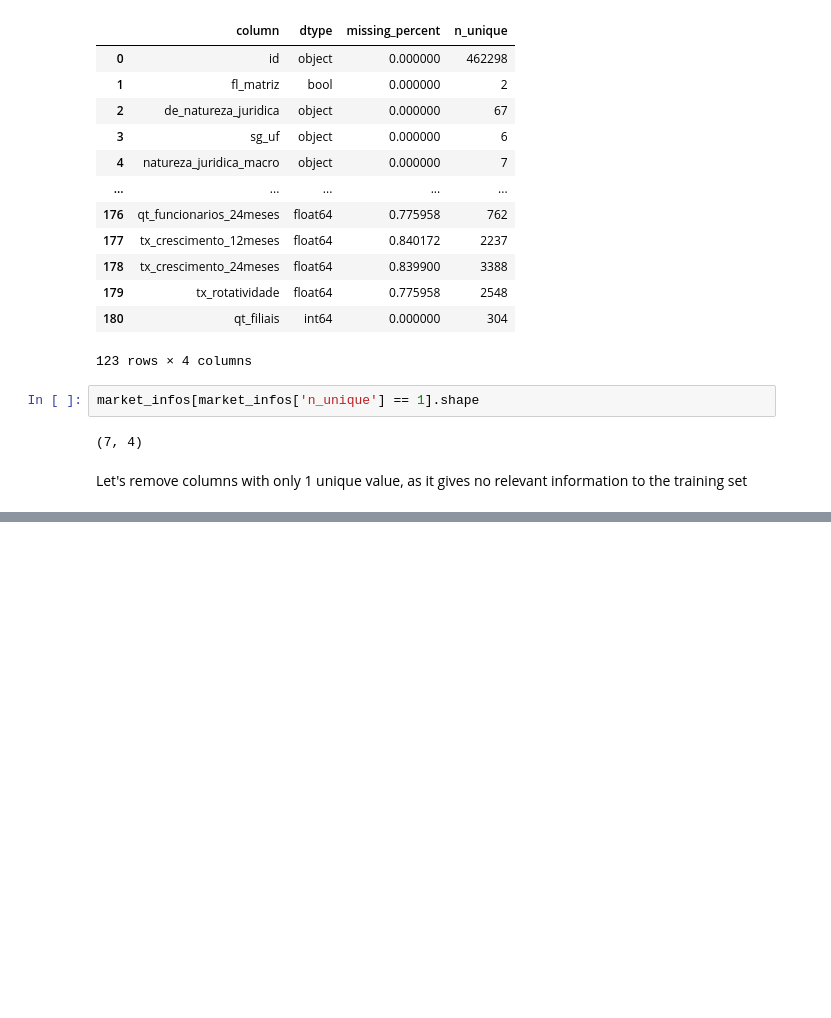
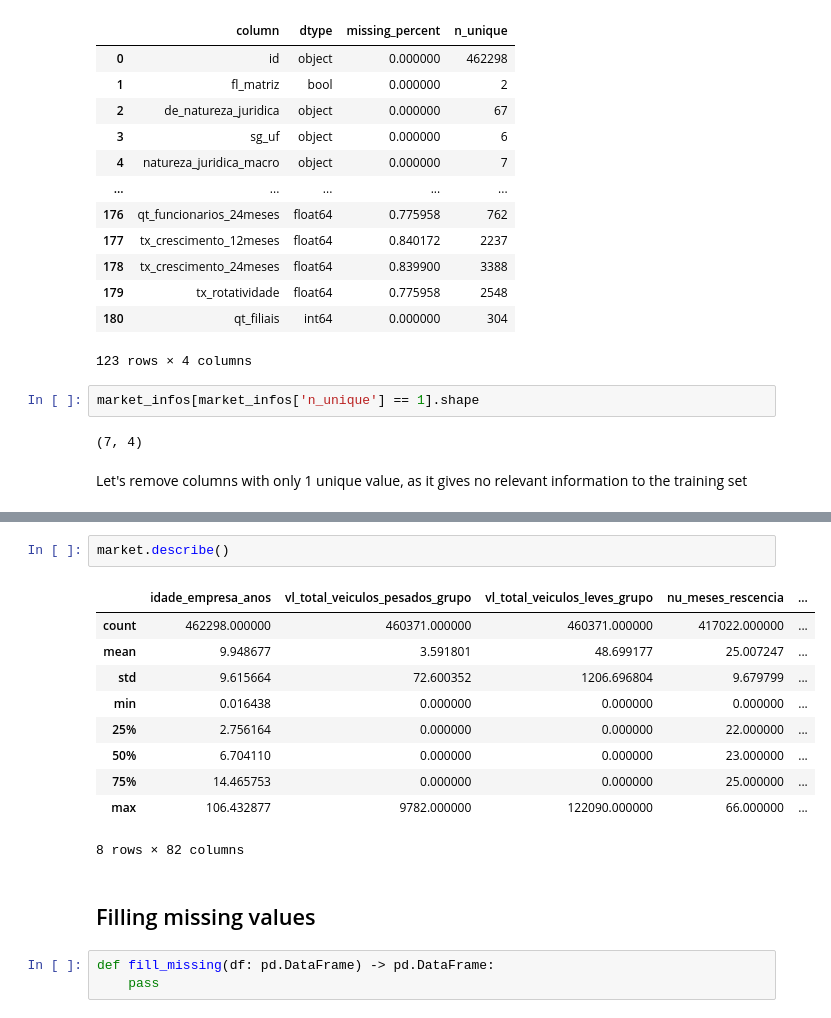
Before and after one commit to Brunocmartins/aceleradev-final-project, a Jupyter notebook: main.ipynb, the cells around one changed output, grey strips where cells are left out. Saved outputs shown, nothing was run; the diff lists cells and outputs as text; blank space fills up the shorter version.

```diff
--- a/main.ipynb
+++ b/main.ipynb
@@ -124 +135,19 @@ market_infos
 116 rows × 4 columns
+# %%
+market.describe()
+# %% [output]
+|  | idade_empresa_anos | vl_total_veiculos_pesados_grupo | vl_total_veiculos_leves_grupo | nu_meses_rescencia | ... |
+| count | 462298.000000 | 460371.000000 | 460371.000000 | 417022.000000 | ... |
+| mean | 9.948677 | 3.591801 | 48.699177 | 25.007247 | ... |
+| std | 9.615664 | 72.600352 | 1206.696804 | 9.679799 | ... |
+| min | 0.016438 | 0.000000 | 0.000000 | 0.000000 | ... |
+| 25% | 2.756164 | 0.000000 | 0.000000 | 22.000000 | ... |
+| 50% | 6.704110 | 0.000000 | 0.000000 | 23.000000 | ... |
+| 75% | 14.465753 | 0.000000 | 0.000000 | 25.000000 | ... |
+| max | 106.432877 | 9782.000000 | 122090.000000 | 66.000000 | ... |
+8 rows × 82 columns
+# %% [markdown]
+## Filling missing values
+# %%
+def fill_missing(df: pd.DataFrame) -> pd.DataFrame:
+    pass
```
Also changed, not shown: parts of 4 cells of this notebook.
